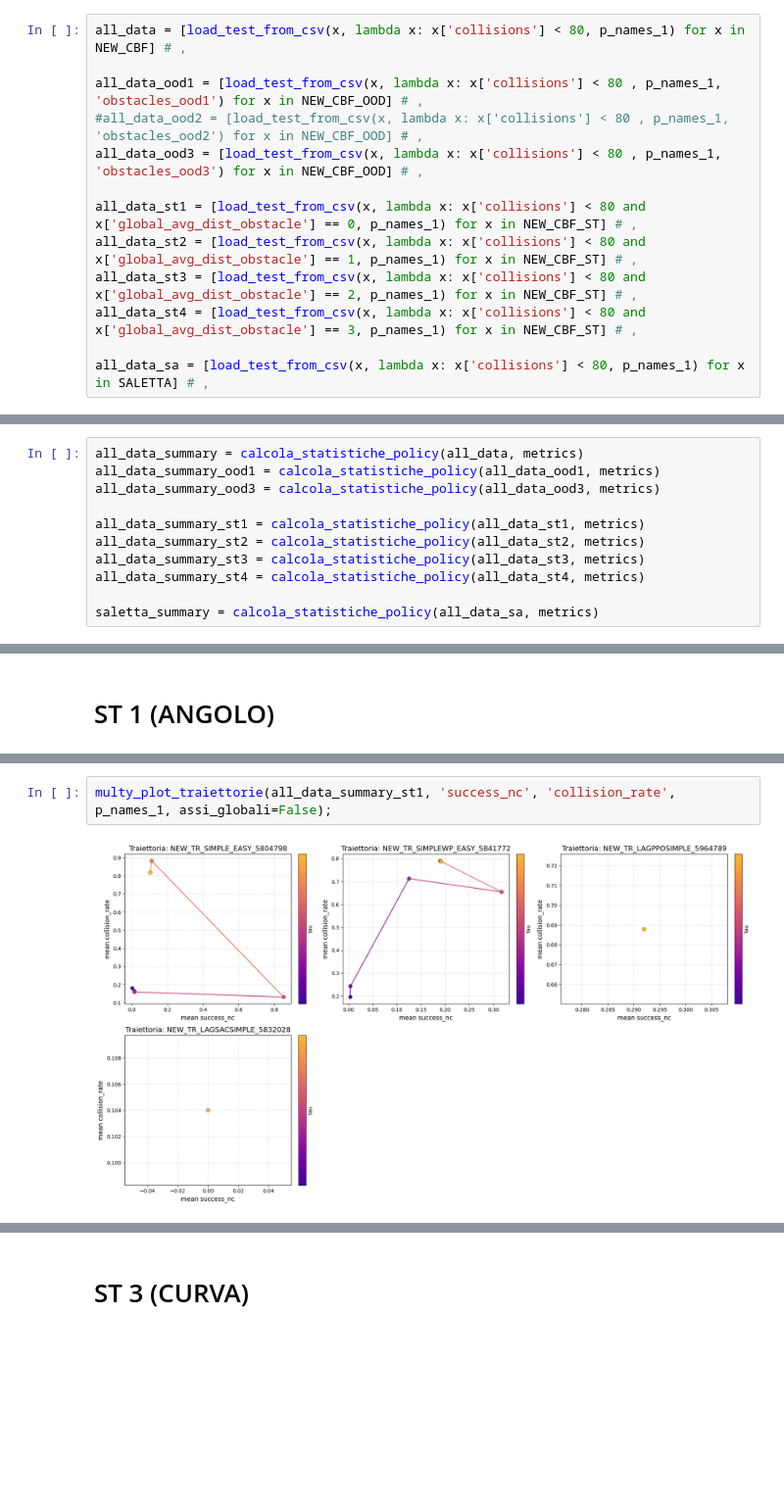
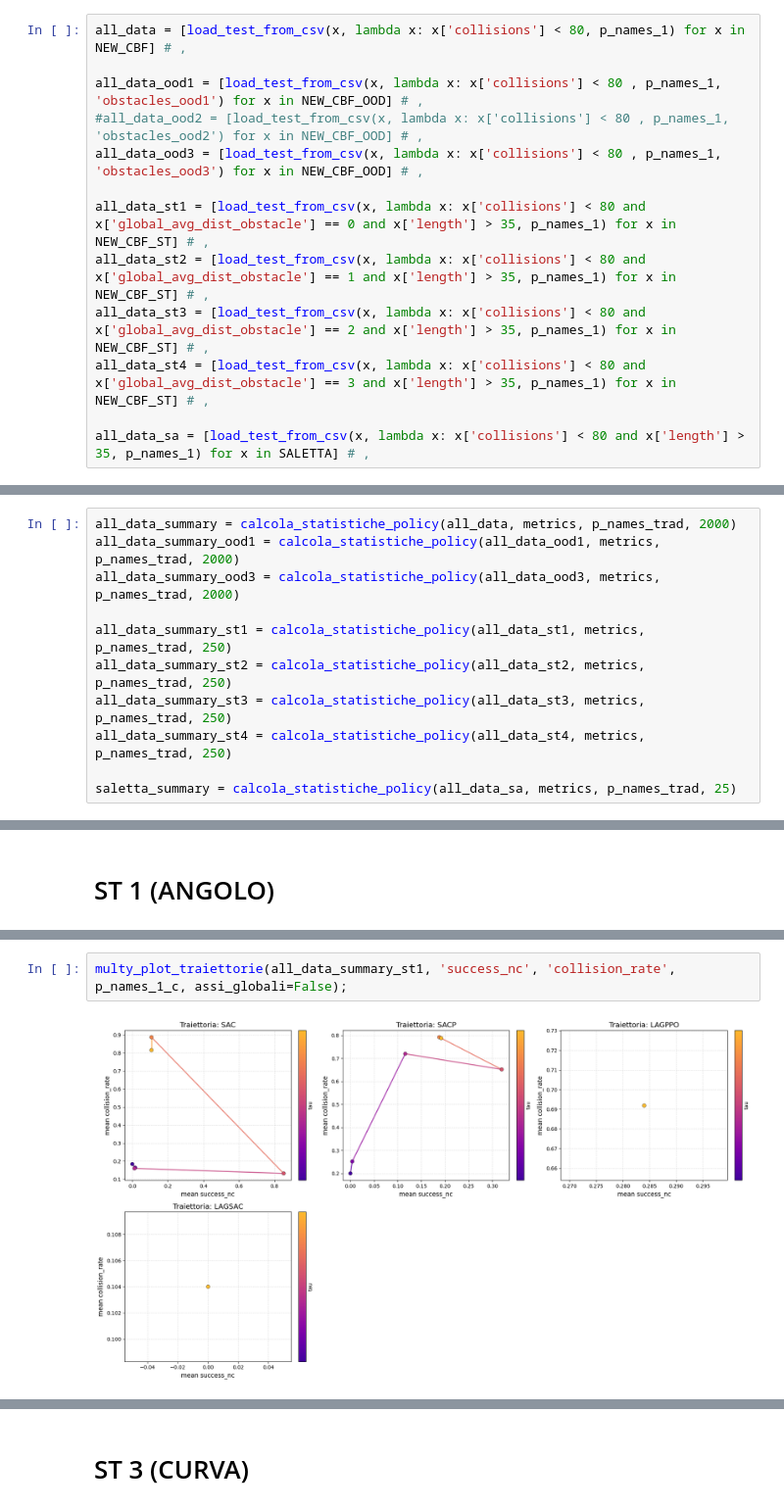
Before and after one commit to GiacomoAru/UASRL, a Jupyter notebook: data_analysis_2.ipynb, the cells around one changed output, grey strips where cells are left out. Shown at 98% size. Cells and saved outputs as stored; diff of their text form; blank space fills up the shorter version.

```diff
--- a/data_analysis_2.ipynb
+++ b/data_analysis_2.ipynb
@@ -105,12 +115,12 @@ all_data_ood1 = [load_test_from_csv(x, lambda x: x['collisions'] < 80 , p_names_
 #all_data_ood2 = [load_test_from_csv(x, lambda x: x['collisions'] < 80 , p_names_1, 'obstacles_ood2') for x in NEW_CBF_OOD] # ,
 all_data_ood3 = [load_test_from_csv(x, lambda x: x['collisions'] < 80 , p_names_1, 'obstacles_ood3') for x in NEW_CBF_OOD] # ,
 
-all_data_st1 = [load_test_from_csv(x, lambda x: x['collisions'] < 80 and x['global_avg_dist_obstacle'] == 0, p_names_1) for x in NEW_CBF_ST] # ,
-all_data_st2 = [load_test_from_csv(x, lambda x: x['collisions'] < 80 and x['global_avg_dist_obstacle'] == 1, p_names_1) for x in NEW_CBF_ST] # ,
-all_data_st3 = [load_test_from_csv(x, lambda x: x['collisions'] < 80 and x['global_avg_dist_obstacle'] == 2, p_names_1) for x in NEW_CBF_ST] # ,
-all_data_st4 = [load_test_from_csv(x, lambda x: x['collisions'] < 80 and x['global_avg_dist_obstacle'] == 3, p_names_1) for x in NEW_CBF_ST] # ,
+all_data_st1 = [load_test_from_csv(x, lambda x: x['collisions'] < 80 and x['global_avg_dist_obstacle'] == 0 and x['length'] > 35, p_names_1) for x in NEW_CBF_ST] # ,
+all_data_st2 = [load_test_from_csv(x, lambda x: x['collisions'] < 80 and x['global_avg_dist_obstacle'] == 1 and x['length'] > 35, p_names_1) for x in NEW_CBF_ST] # ,
+all_data_st3 = [load_test_from_csv(x, lambda x: x['collisions'] < 80 and x['global_avg_dist_obstacle'] == 2 and x['length'] > 35, p_names_1) for x in NEW_CBF_ST] # ,
+all_data_st4 = [load_test_from_csv(x, lambda x: x['collisions'] < 80 and x['global_avg_dist_obstacle'] == 3 and x['length'] > 35, p_names_1) for x in NEW_CBF_ST] # ,
 
-all_data_sa = [load_test_from_csv(x, lambda x: x['collisions'] < 80, p_names_1) for x in SALETTA] # ,
+all_data_sa = [load_test_from_csv(x, lambda x: x['collisions'] < 80 and x['length'] > 35, p_names_1) for x in SALETTA] # ,
 # %% [output]
 Loading data from ./remote_results/CBF_ONLY_3.csv
         1998 data for NEW_TR_SIMPLE_EASY_5804798
@@ -162,12 +170,12 @@ dict_keys(['id', 'success', 'collisions', 'reward', 'length', 'seed', 'distance_
 # %%
-all_data_summary = calcola_statistiche_policy(all_data, metrics)
-all_data_summary_ood1 = calcola_statistiche_policy(all_data_ood1, metrics)
-all_data_summary_ood3 = calcola_statistiche_policy(all_data_ood3, metrics)
+all_data_summary = calcola_statistiche_policy(all_data, metrics, p_names_trad, 2000)
+all_data_summary_ood1 = calcola_statistiche_policy(all_data_ood1, metrics, p_names_trad, 2000)
+all_data_summary_ood3 = calcola_statistiche_policy(all_data_ood3, metrics, p_names_trad, 2000)
 
-all_data_summary_st1 = calcola_statistiche_policy(all_data_st1, metrics)
-all_data_summary_st2 = calcola_statistiche_policy(all_data_st2, metrics)
-all_data_summary_st3 = calcola_statistiche_policy(all_data_st3, metrics)
-all_data_summary_st4 = calcola_statistiche_policy(all_data_st4, metrics)
+all_data_summary_st1 = calcola_statistiche_policy(all_data_st1, metrics, p_names_trad, 250)
+all_data_summary_st2 = calcola_statistiche_policy(all_data_st2, metrics, p_names_trad, 250)
+all_data_summary_st3 = calcola_statistiche_policy(all_data_st3, metrics, p_names_trad, 250)
+all_data_summary_st4 = calcola_statistiche_policy(all_data_st4, metrics, p_names_trad, 250)
 
-saletta_summary = calcola_statistiche_policy(all_data_sa, metrics)
+saletta_summary = calcola_statistiche_policy(all_data_sa, metrics, p_names_trad, 25)
 # %%
@@ -594,4 +1156,4 @@ SACP + UF (90)          360.304394
 # %%
-multy_plot_traiettorie(all_data_summary_st1, 'success_nc', 'collision_rate', p_names_1, assi_globali=False);
+multy_plot_traiettorie(all_data_summary_st1, 'success_nc', 'collision_rate', p_names_1_c, assi_globali=False);
 # %% [output]
-[figure, old version]
+[figure, new version]
```
Also changed, not shown: parts of 80 cells of this notebook, 6 other files.
